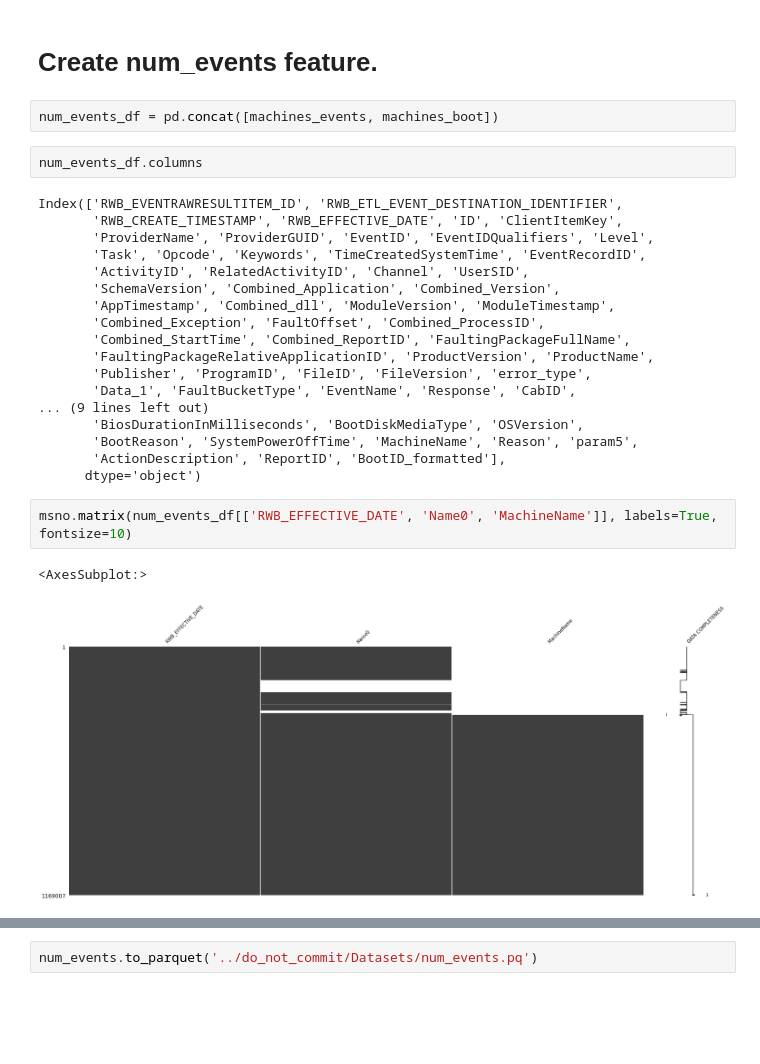
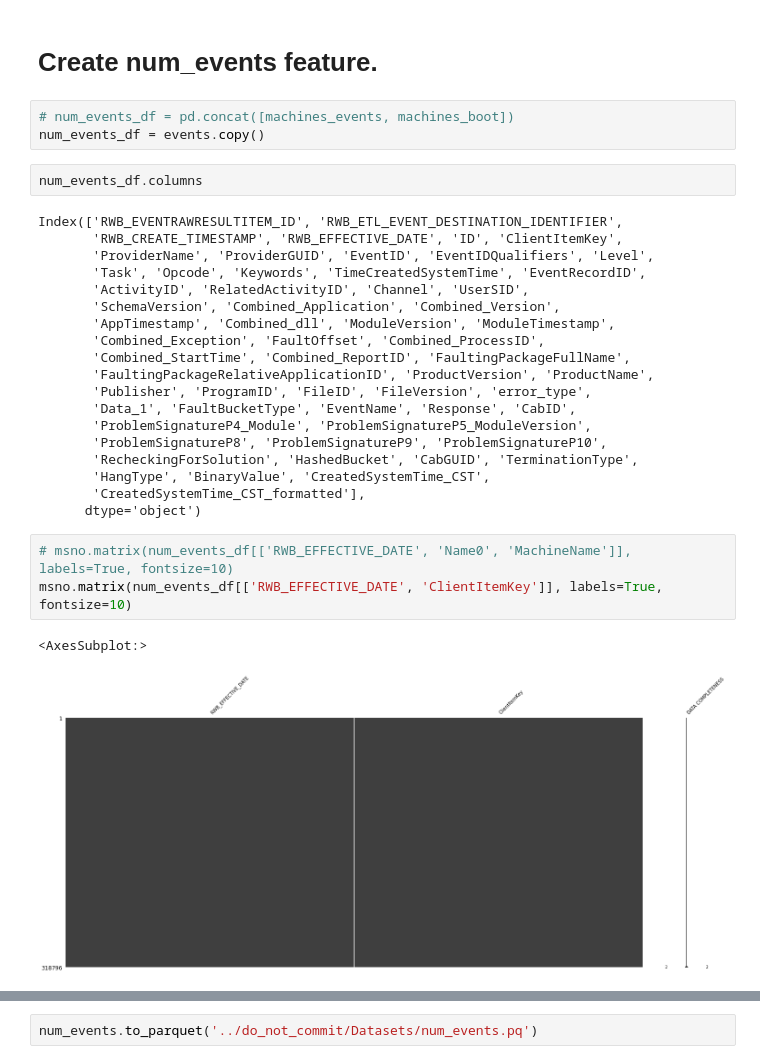
Before and after one commit to redgerly-umich/capstone_ff, a Jupyter notebook: DataCleaning/combine_4_error_types.ipynb, the cells around one changed output, grey strips where cells are left out. Saved outputs shown, nothing was run; the diff lists cells and outputs as text; blank space fills up the shorter version.

Commit message:
Switched 'Name0' for 'ClientItemKey' in .groupby() and removed Boot data from 'num_events' feature.

```diff
--- a/DataCleaning/combine_4_error_types.ipynb
+++ b/DataCleaning/combine_4_error_types.ipynb
@@ -481,7 +481,8 @@ df.shape
 
 # Create num_events feature.
 # %%
-num_events_df = pd.concat([machines_events, machines_boot])
+# num_events_df = pd.concat([machines_events, machines_boot])
+num_events_df = events.copy()
 # %%
 num_events_df.columns
 # %% [output]
@@ -497,15 +498,17 @@ Index(['RWB_EVENTRAWRESULTITEM_ID', 'RWB_ETL_EVENT_DESTINATION_IDENTIFIER',
        'FaultingPackageRelativeApplicationID', 'ProductVersion', 'ProductName',
        'Publisher', 'ProgramID', 'FileID', 'FileVersion', 'error_type',
        'Data_1', 'FaultBucketType', 'EventName', 'Response', 'CabID',
-... (9 lines left out)
-       'BiosDurationInMilliseconds', 'BootDiskMediaType', 'OSVersion',
-       'BootReason', 'SystemPowerOffTime', 'MachineName', 'Reason', 'param5',
-       'ActionDescription', 'ReportID', 'BootID_formatted'],
+       'ProblemSignatureP4_Module', 'ProblemSignatureP5_ModuleVersion',
+       'ProblemSignatureP8', 'ProblemSignatureP9', 'ProblemSignatureP10',
+       'RecheckingForSolution', 'HashedBucket', 'CabGUID', 'TerminationType',
+       'HangType', 'BinaryValue', 'CreatedSystemTime_CST',
+       'CreatedSystemTime_CST_formatted'],
       dtype='object')
 # %%
-msno.matrix(num_events_df[['RWB_EFFECTIVE_DATE', 'Name0', 'MachineName']], labels=True, fontsize=10)
+# msno.matrix(num_events_df[['RWB_EFFECTIVE_DATE', 'Name0', 'MachineName']], labels=True, fontsize=10)
+msno.matrix(num_events_df[['RWB_EFFECTIVE_DATE', 'ClientItemKey']], labels=True, fontsize=10)
 # %% [output]
 <AxesSubplot:>
-[figure, old version]
+[figure, new version]
 # %%
 # Some events didn't have a machine successfully join.
```
Also changed, not shown: parts of 5 cells of this notebook.
